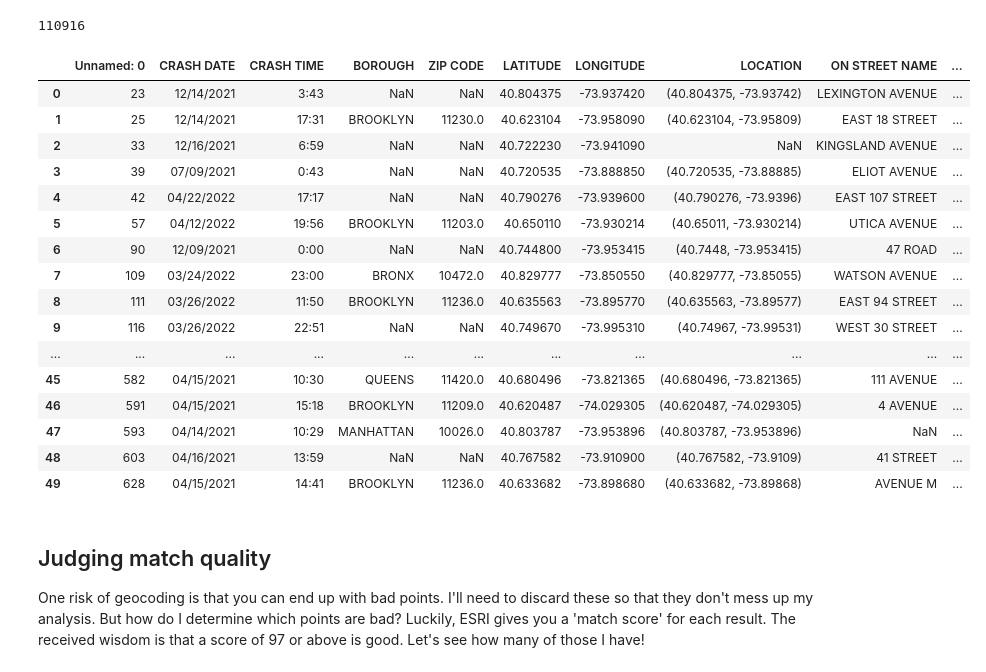
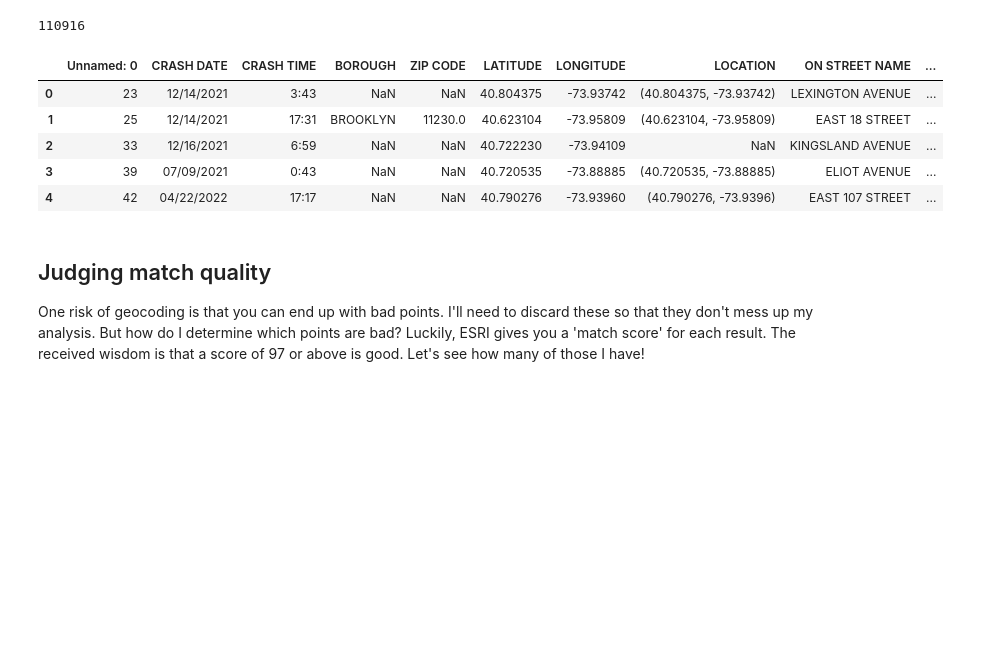
Before and after one commit to laurenteixeira92/NYC_PEDESTRIAN_SAFETY_ANALYSIS, a Jupyter notebook: Notebooks/part1_geocoding_crashes.ipynb, the cells around one changed output. Drawn from its saved outputs; the diff is of its cells as text; code cells hidden in the pictures; blank space fills up the shorter version.

```diff
--- a/Notebooks/part1_geocoding_crashes.ipynb
+++ b/Notebooks/part1_geocoding_crashes.ipynb
@@ -148,25 +148,14 @@ geocoded_df.to_csv('geocoded_crashes.csv')
 # %%
 geocoded_df = pd.read_csv('geocoded_crashes.csv')
 # %%
-geocoded_df.head(50)
+geocoded_df.head()
 # %% [output]
 |  | Unnamed: 0 | CRASH DATE | CRASH TIME | BOROUGH | ZIP CODE | LATITUDE | LONGITUDE | LOCATION | ON STREET NAME | ... |
-| 0 | 23 | 12/14/2021 | 3:43 | NaN | NaN | 40.804375 | -73.937420 | (40.804375, -73.93742) | LEXINGTON AVENUE | ... |
-| 1 | 25 | 12/14/2021 | 17:31 | BROOKLYN | 11230.0 | 40.623104 | -73.958090 | (40.623104, -73.95809) | EAST 18 STREET | ... |
-| 2 | 33 | 12/16/2021 | 6:59 | NaN | NaN | 40.722230 | -73.941090 | NaN | KINGSLAND AVENUE | ... |
-| 3 | 39 | 07/09/2021 | 0:43 | NaN | NaN | 40.720535 | -73.888850 | (40.720535, -73.88885) | ELIOT AVENUE | ... |
-| 4 | 42 | 04/22/2022 | 17:17 | NaN | NaN | 40.790276 | -73.939600 | (40.790276, -73.9396) | EAST 107 STREET | ... |
-| 5 | 57 | 04/12/2022 | 19:56 | BROOKLYN | 11203.0 | 40.650110 | -73.930214 | (40.65011, -73.930214) | UTICA AVENUE | ... |
-| 6 | 90 | 12/09/2021 | 0:00 | NaN | NaN | 40.744800 | -73.953415 | (40.7448, -73.953415) | 47 ROAD | ... |
-| 7 | 109 | 03/24/2022 | 23:00 | BRONX | 10472.0 | 40.829777 | -73.850550 | (40.829777, -73.85055) | WATSON AVENUE | ... |
-| 8 | 111 | 03/26/2022 | 11:50 | BROOKLYN | 11236.0 | 40.635563 | -73.895770 | (40.635563, -73.89577) | EAST 94 STREET | ... |
-| 9 | 116 | 03/26/2022 | 22:51 | NaN | NaN | 40.749670 | -73.995310 | (40.74967, -73.99531) | WEST 30 STREET | ... |
-| ... | ... | ... | ... | ... | ... | ... | ... | ... | ... | ... |
-| 45 | 582 | 04/15/2021 | 10:30 | QUEENS | 11420.0 | 40.680496 | -73.821365 | (40.680496, -73.821365) | 111 AVENUE | ... |
-| 46 | 591 | 04/15/2021 | 15:18 | BROOKLYN | 11209.0 | 40.620487 | -74.029305 | (40.620487, -74.029305) | 4 AVENUE | ... |
-| 47 | 593 | 04/14/2021 | 10:29 | MANHATTAN | 10026.0 | 40.803787 | -73.953896 | (40.803787, -73.953896) | NaN | ... |
-| 48 | 603 | 04/16/2021 | 13:59 | NaN | NaN | 40.767582 | -73.910900 | (40.767582, -73.9109) | 41 STREET | ... |
-| 49 | 628 | 04/15/2021 | 14:41 | BROOKLYN | 11236.0 | 40.633682 | -73.898680 | (40.633682, -73.89868) | AVENUE M | ... |
+| 0 | 23 | 12/14/2021 | 3:43 | NaN | NaN | 40.804375 | -73.93742 | (40.804375, -73.93742) | LEXINGTON AVENUE | ... |
+| 1 | 25 | 12/14/2021 | 17:31 | BROOKLYN | 11230.0 | 40.623104 | -73.95809 | (40.623104, -73.95809) | EAST 18 STREET | ... |
+| 2 | 33 | 12/16/2021 | 6:59 | NaN | NaN | 40.722230 | -73.94109 | NaN | KINGSLAND AVENUE | ... |
+| 3 | 39 | 07/09/2021 | 0:43 | NaN | NaN | 40.720535 | -73.88885 | (40.720535, -73.88885) | ELIOT AVENUE | ... |
+| 4 | 42 | 04/22/2022 | 17:17 | NaN | NaN | 40.790276 | -73.93960 | (40.790276, -73.9396) | EAST 107 STREET | ... |
 # %% [markdown]
 ## Judging match quality
 
```
Also changed, not shown: parts of 1 cell of this notebook.
